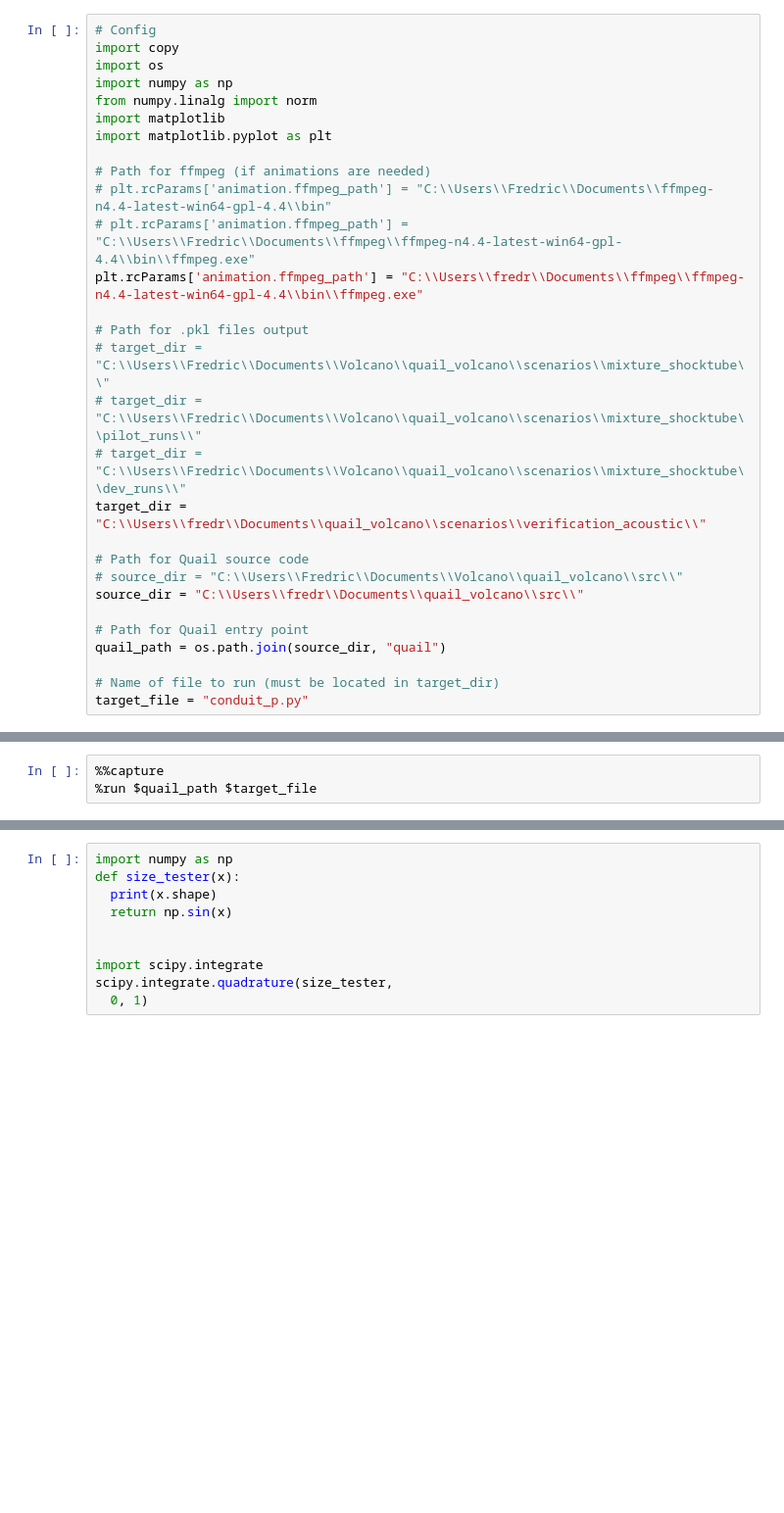
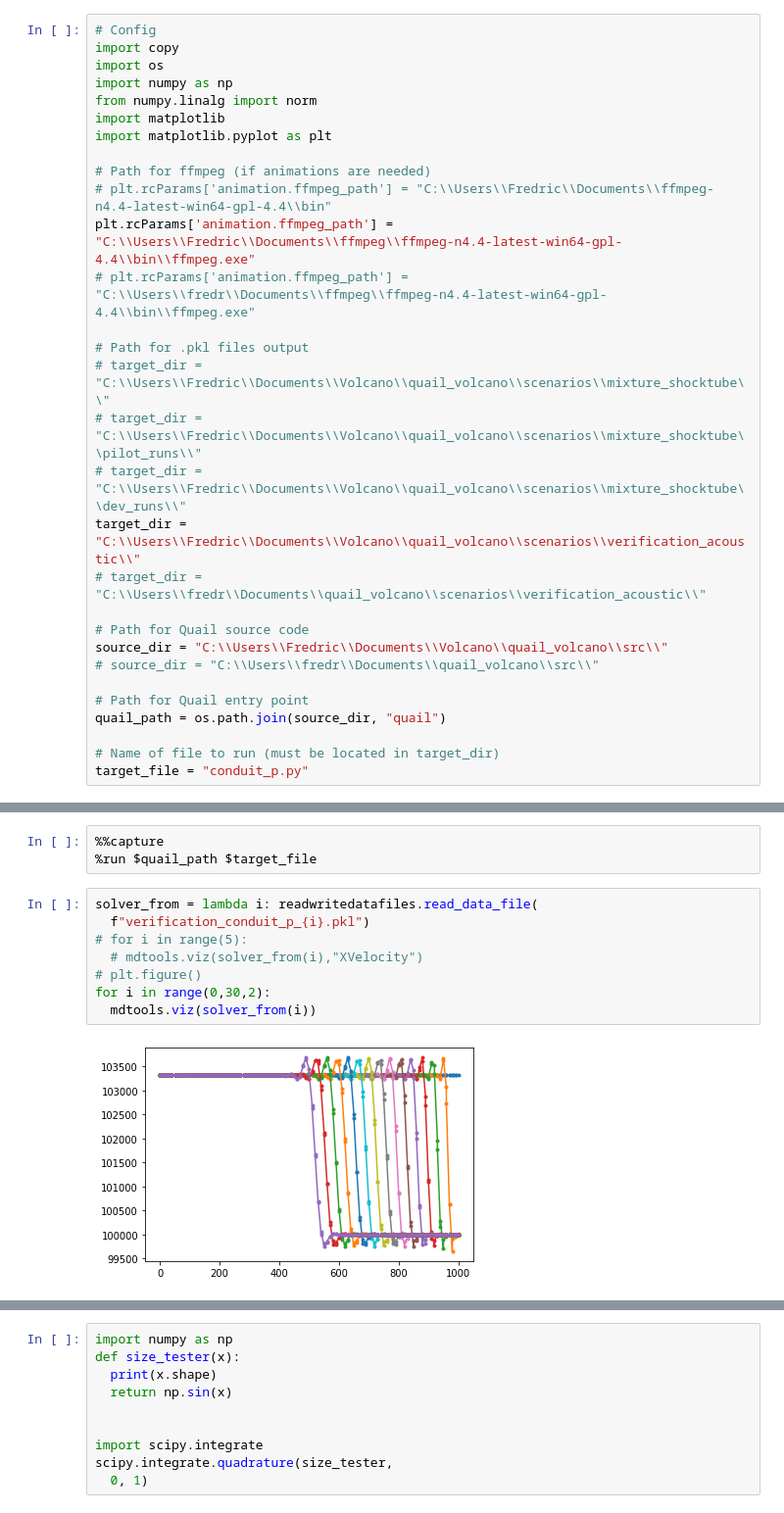
Before and after one commit to fredriclam/quail_volcano, a Jupyter notebook: scenarios/verification_acoustic/verification_acoustic.ipynb, the cells around one changed output, grey strips where cells are left out. Shown at 98% size. Saved outputs shown, nothing was run; the diff lists cells and outputs as text; blank space fills up the shorter version.

```diff
--- a/scenarios/verification_acoustic/verification_acoustic.ipynb
+++ b/scenarios/verification_acoustic/verification_acoustic.ipynb
@@ -9,18 +9,19 @@ import matplotlib.pyplot as plt
 
 # Path for ffmpeg (if animations are needed)
 # plt.rcParams['animation.ffmpeg_path'] = "C:\\Users\\Fredric\\Documents\\ffmpeg-n4.4-latest-win64-gpl-4.4\\bin"
-# plt.rcParams['animation.ffmpeg_path'] = "C:\\Users\\Fredric\\Documents\\ffmpeg\\ffmpeg-n4.4-latest-win64-gpl-4.4\\bin\\ffmpeg.exe"
-plt.rcParams['animation.ffmpeg_path'] = "C:\\Users\\fredr\\Documents\\ffmpeg\\ffmpeg-n4.4-latest-win64-gpl-4.4\\bin\\ffmpeg.exe"
+plt.rcParams['animation.ffmpeg_path'] = "C:\\Users\\Fredric\\Documents\\ffmpeg\\ffmpeg-n4.4-latest-win64-gpl-4.4\\bin\\ffmpeg.exe"
+# plt.rcParams['animation.ffmpeg_path'] = "C:\\Users\\fredr\\Documents\\ffmpeg\\ffmpeg-n4.4-latest-win64-gpl-4.4\\bin\\ffmpeg.exe"
 
 # Path for .pkl files output
 # target_dir = "C:\\Users\\Fredric\\Documents\\Volcano\\quail_volcano\\scenarios\\mixture_shocktube\\"
 # target_dir = "C:\\Users\\Fredric\\Documents\\Volcano\\quail_volcano\\scenarios\\mixture_shocktube\\pilot_runs\\"
 # target_dir = "C:\\Users\\Fredric\\Documents\\Volcano\\quail_volcano\\scenarios\\mixture_shocktube\\dev_runs\\"
-target_dir = "C:\\Users\\fredr\\Documents\\quail_volcano\\scenarios\\verification_acoustic\\"
+target_dir = "C:\\Users\\Fredric\\Documents\\Volcano\\quail_volcano\\scenarios\\verification_acoustic\\"
+# target_dir = "C:\\Users\\fredr\\Documents\\quail_volcano\\scenarios\\verification_acoustic\\"
 
 # Path for Quail source code
-# source_dir = "C:\\Users\\Fredric\\Documents\\Volcano\\quail_volcano\\src\\"
-source_dir = "C:\\Users\\fredr\\Documents\\quail_volcano\\src\\"
+source_dir = "C:\\Users\\Fredric\\Documents\\Volcano\\quail_volcano\\src\\"
+# source_dir = "C:\\Users\\fredr\\Documents\\quail_volcano\\src\\"
 
 # Path for Quail entry point
 quail_path = os.path.join(source_dir, "quail")
@@ -76,3 +74,13 @@ The autoreload extension is already loaded. To reload it, use:
 # %%
 %%capture
 %run $quail_path $target_file
+# %%
+solver_from = lambda i: readwritedatafiles.read_data_file(
+  f"verification_conduit_p_{i}.pkl")
+# for i in range(5):
+  # mdtools.viz(solver_from(i),"XVelocity")
+# plt.figure()
+for i in range(0,30,2):
+  mdtools.viz(solver_from(i))
+# %% [output]
+[figure, added]
```
Also changed, not shown: parts of 54 cells of this notebook, 5 other files.
